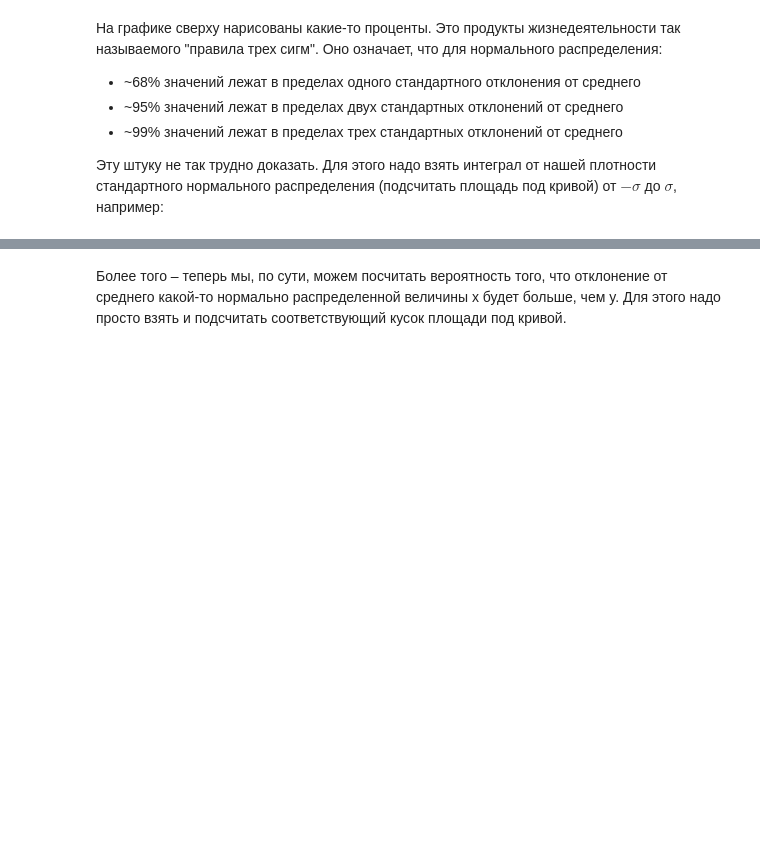
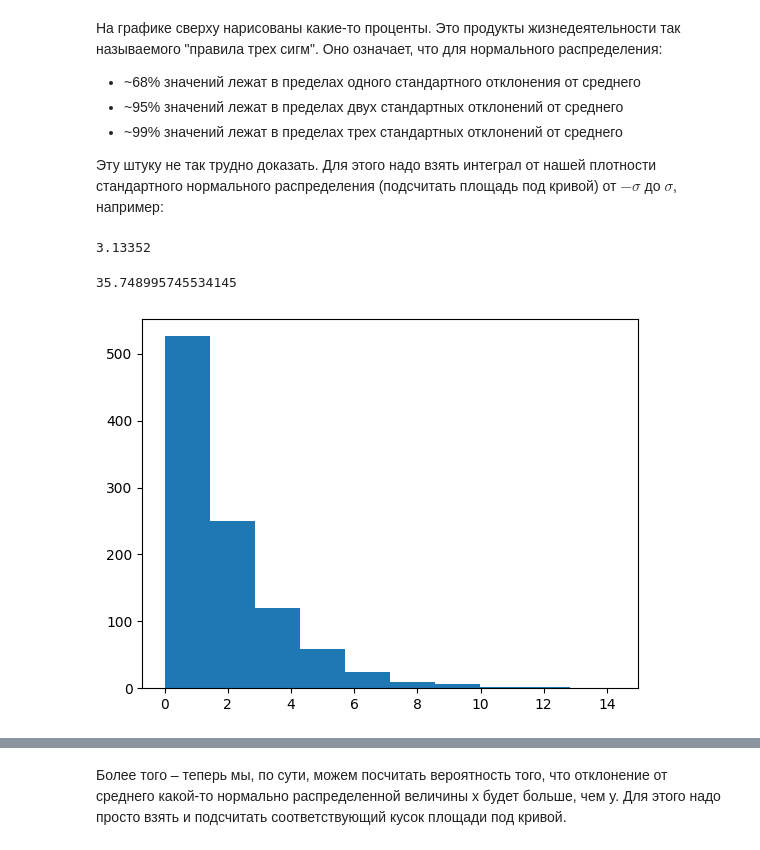
Before and after one commit to pileyan/applied_statistics_2024, a Jupyter notebook: lect01/lect1. Starter pack.ipynb, the cells around one changed output, grey strips where cells are left out. Cells and saved outputs as stored; diff of their text form; code cells hidden in the pictures; blank space fills up the shorter version.

```diff
--- a/lect01/lect1. Starter pack.ipynb
+++ b/lect01/lect1. Starter pack.ipynb
@@ -38,0 +45,4 @@ $$\rho(x) = \frac{1}{\sqrt{2\pi\sigma^2}}e^{-\frac{(x-\mu)^2}{2\sigma^2}}$$
+# %%
+((xy**2).sum(axis = 1)<1).mean()*4
+# %% [output]
+3.13352
@@ -38,0 +52,8 @@ $$\rho(x) = \frac{1}{\sqrt{2\pi\sigma^2}}e^{-\frac{(x-\mu)^2}{2\sigma^2}}$$
+# %%
+(x*3).var()
+# %% [output]
+35.748995745534145
+# %%
+_ = plt.hist(np.random.exponential(2, size = 1000))
+# %% [output]
+[figure, added]
```
Also changed, not shown: parts of 44 cells of this notebook, 12 other files.
